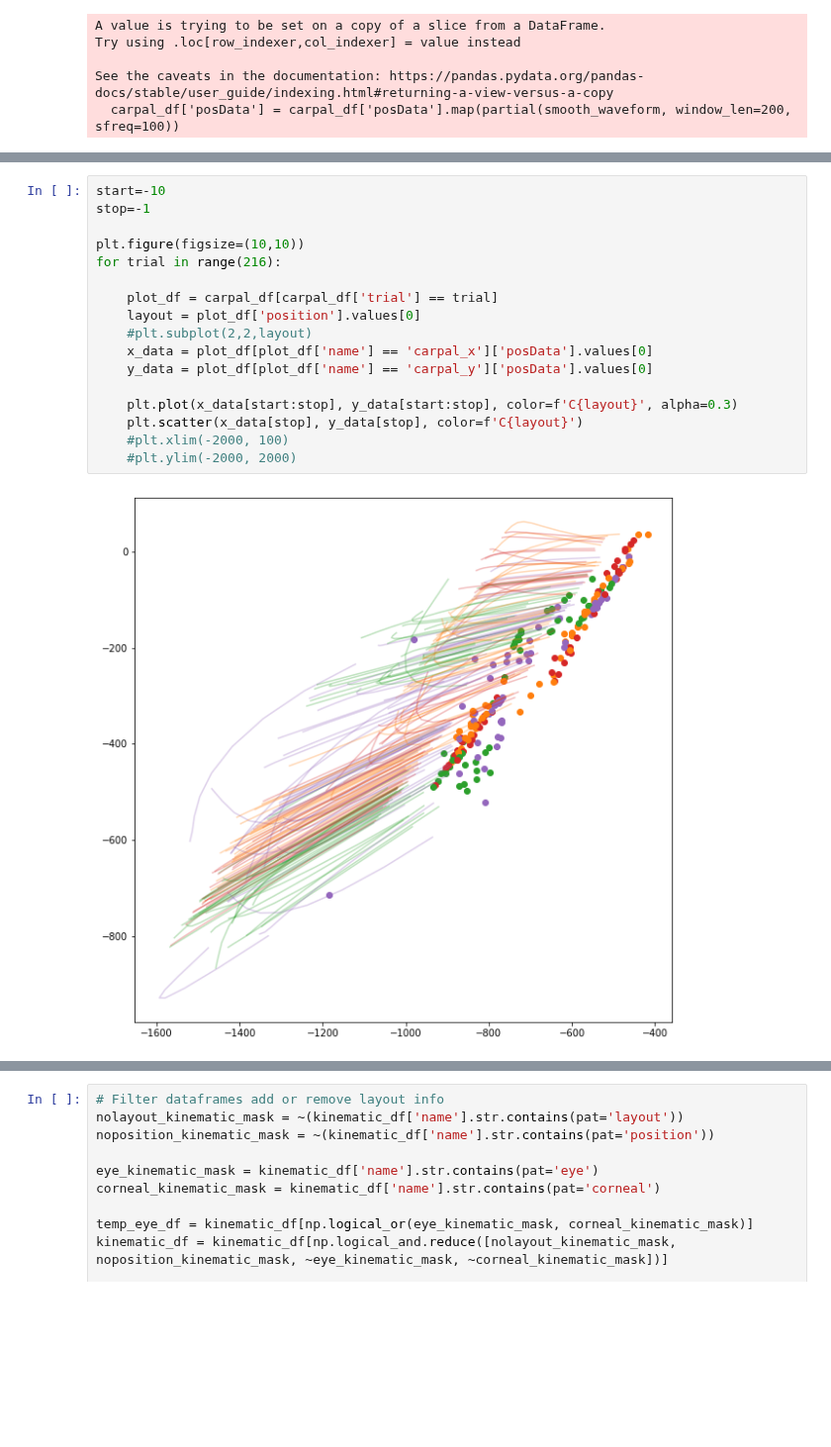
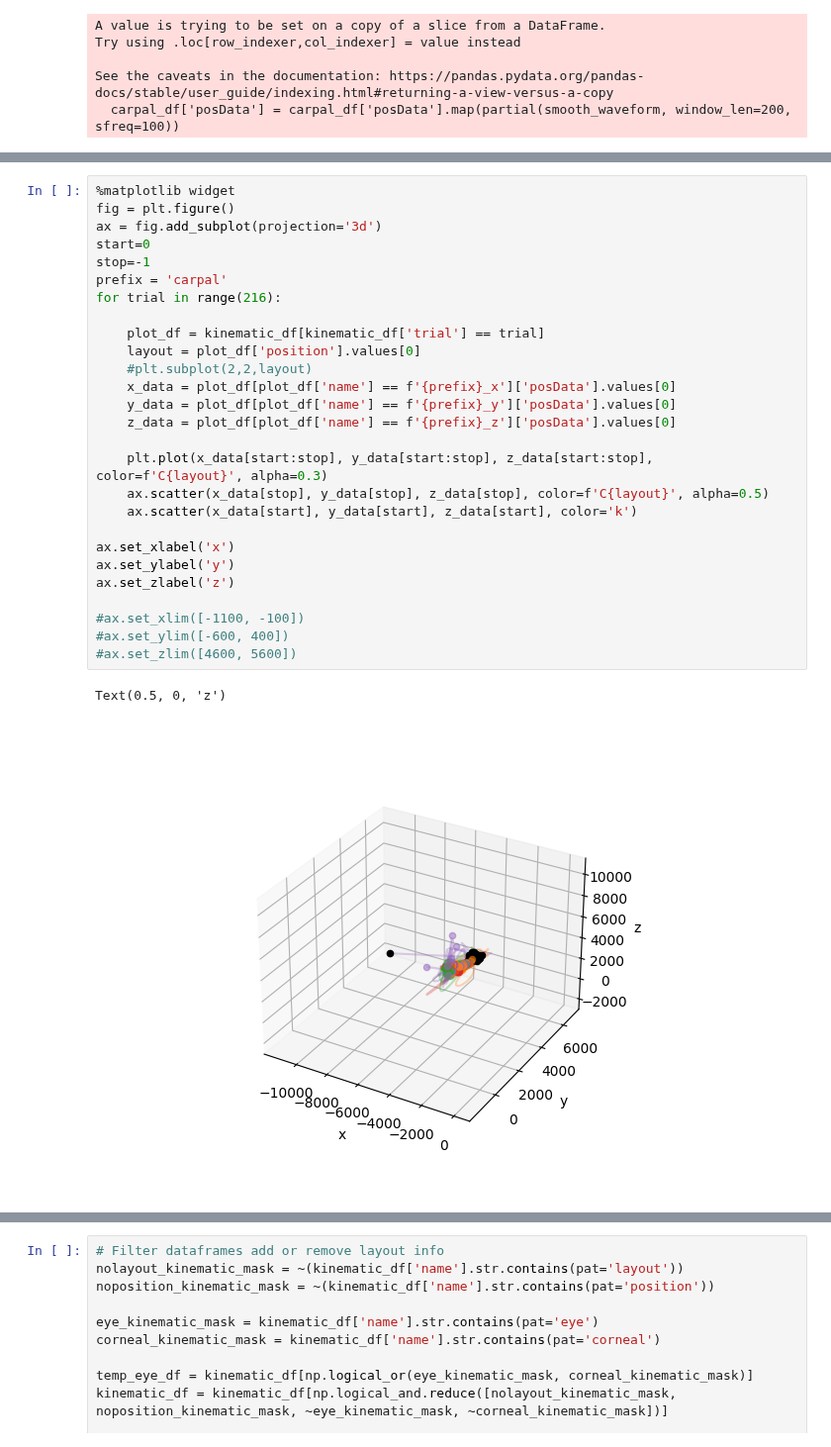
Before and after one commit to ntolley/SEE_decoding, a Jupyter notebook: notebooks/movement_decoding_rnn.ipynb, the cells around one changed output, grey strips where cells are left out. Shown at 99% size. Drawn from its saved outputs; the diff is of its cells as text; blank space fills up the shorter version.

```diff
--- a/notebooks/movement_decoding_rnn.ipynb
+++ b/notebooks/movement_decoding_rnn.ipynb
@@ -77,19 +72,30 @@ NameError: name 'plot_df' is not defined
 # %%
-start=-10
+%matplotlib widget
+fig = plt.figure()
+ax = fig.add_subplot(projection='3d')
+start=0
 stop=-1
-
-plt.figure(figsize=(10,10))
+prefix = 'carpal'
 for trial in range(216):
 
-    plot_df = carpal_df[carpal_df['trial'] == trial]
+    plot_df = kinematic_df[kinematic_df['trial'] == trial]
     layout = plot_df['position'].values[0]
     #plt.subplot(2,2,layout)
-    x_data = plot_df[plot_df['name'] == 'carpal_x']['posData'].values[0]
-    y_data = plot_df[plot_df['name'] == 'carpal_y']['posData'].values[0]
+    x_data = plot_df[plot_df['name'] == f'{prefix}_x']['posData'].values[0]
+    y_data = plot_df[plot_df['name'] == f'{prefix}_y']['posData'].values[0]
+    z_data = plot_df[plot_df['name'] == f'{prefix}_z']['posData'].values[0]
 
-    plt.plot(x_data[start:stop], y_data[start:stop], color=f'C{layout}', alpha=0.3)
-    plt.scatter(x_data[stop], y_data[stop], color=f'C{layout}')
-    #plt.xlim(-2000, 100)
-    #plt.ylim(-2000, 2000)
+    plt.plot(x_data[start:stop], y_data[start:stop], z_data[start:stop], color=f'C{layout}', alpha=0.3)
+    ax.scatter(x_data[stop], y_data[stop], z_data[stop], color=f'C{layout}', alpha=0.5)
+    ax.scatter(x_data[start], y_data[start], z_data[start], color='k')
+
+ax.set_xlabel('x')
+ax.set_ylabel('y')
+ax.set_zlabel('z')
+
+#ax.set_xlim([-1100, -100])
+#ax.set_ylim([-600, 400])
+#ax.set_zlim([4600, 5600])
 # %% [output]
+Text(0.5, 0, 'z')
-[figure, old version]
+[figure, new version]
```
Also changed, not shown: parts of 12 cells of this notebook, 2 other files.
